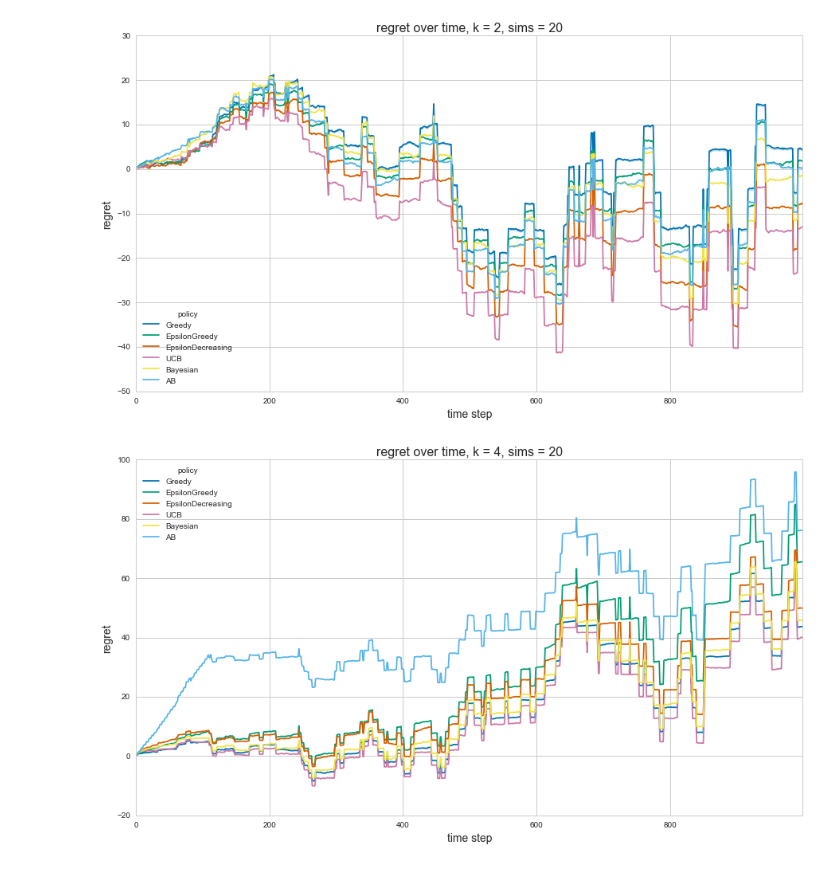
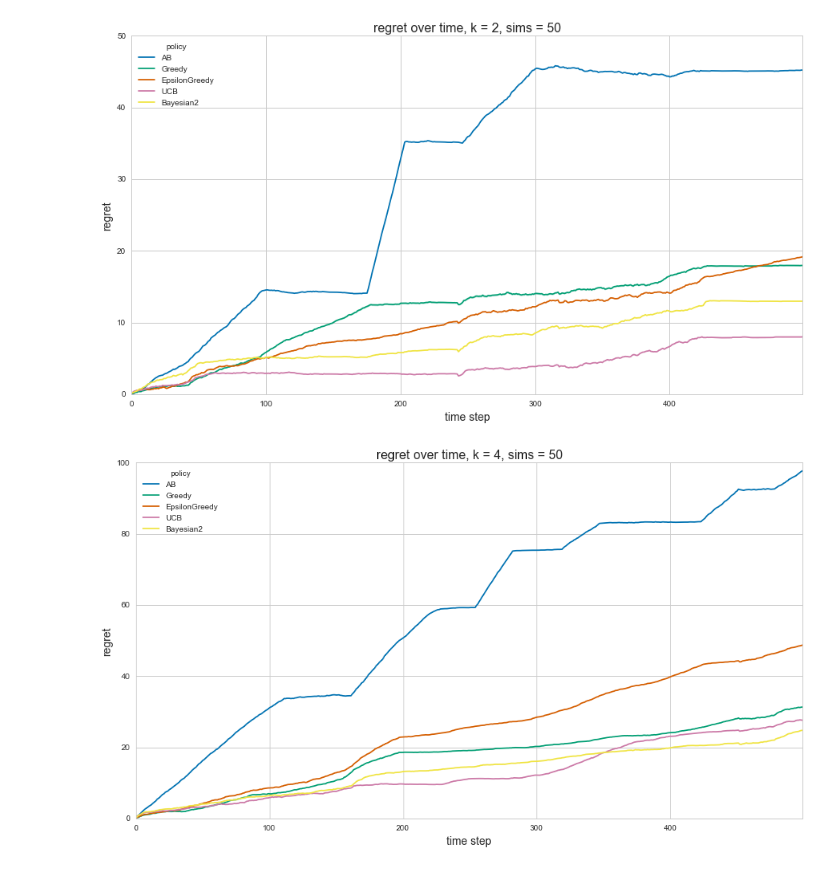
Before and after one commit to DistrictDataLabs/content-optimization, a Jupyter notebook: bandits_restless_volatile.ipynb, the cells around one changed output. Cells and saved outputs as stored; diff of their text form; code cells hidden in the pictures.

```diff
--- a/bandits_restless_volatile.ipynb
+++ b/bandits_restless_volatile.ipynb
@@ -281,20 +30,0 @@ def plot_volatile_data(data, ax=None,
-# %%
-def gen_volatile_restless_data(k = 10, T = 300,
-                               p = 0.01, d = 0.01,
-                               e = 0.1):
-    rewards = np.random.rand(k)
-    steps = [rewards]
-    news = [[1]*rewards.shape[0]]
-    for t in range(T):
-        r, nw = volatile_step(steps[-1], p)
-        wander(r, d, e)
-        #wander_periodic(r, t)
-        steps.append(r)
-        news.append(nw)
-    return np.array(steps), np.array(news)
-
-k, T = 5, 1000
-data, news = gen_volatile_restless_data(k, T, p = 0.00,
-                                        d = 0.025, e=0.35)
-res = transform_volatile_for_plotting(data, news)
-plot_volatile_data(res, title='volatile, restless rewards')
@@ -383,41 +221,42 @@ demo_bandits()
 # %%
-def do_sims(bandits, n_sims=10, k=3, T=100, data_gen=gen_volatile_restless_data,
+def do_sims(bandits, n_sims=10, k=3, T=100, data_gen=gen_volatile_restless_static_data,
             params=None):
     #if data_gen == gen_static_beta:
     #    a, b = params['a'], params['b']
-    actual, news = gen_volatile_restless_data(k, T, 0)
+    data, active = gen_volatile_restless_static_data(k, T, 0.01, 0.01, 0.9)
     ts = pd.Series(range(T))
     df_final = None
     for sim in range(n_sims):
         for i, bandit in enumerate(bandits):
             bandit = bandit(k)
-            rewards, arm_data, regret = test_volatile(k, T, actual, news, bandit)
+            rewards, expected_values, variances, regret = test_volatile(k, T, data, active,
+                                                                        bandit)
             rewards = rewards.tolist()
             df = pd.DataFrame(ts, columns=['time'])
             df['policy'] = [bandit.__class__.__name__]*T
             df['regret'] = regret
             df['sim'] = pd.Series([sim]*T)
             if df_final is None:
                 df_final = df
             else:
                 df_final = pd.concat([df_final, df], ignore_index=True)
     fig, ax = plt.subplots(figsize=(15,8), dpi=200)
     ax.set_title('regret over time, k = '+str(k)+', sims = '+str(n_sims),
                  fontsize=16)
     sb.set_palette('colorblind')
     sb.set_style("whitegrid")
     sb.tsplot(df_final, time='time', unit='sim', value='regret',
               condition='policy',
               ci=1, ax=ax)
     ax.set_xlabel('time step', fontsize=14)
     ax.set_ylabel('regret', fontsize=14)
 
-bandits = [Greedy, EpsilonGreedy, EpsilonDecreasing, UCB, Bayesian,
-           AB]
+bandits = [AB, Greedy, EpsilonGreedy, EpsilonDecreasing, UCB, Bayesian, Bayesian2]
+bandits = [AB, Greedy, EpsilonGreedy, UCB, Bayesian2]
 params = {'a': 2, 'b': 10}
 for k in [2, 4, 8, 16]:
     #do_sims(bandits, n_sims=10, k=k, T=100, data_gen=gen_static_uniform)
-    do_sims(bandits, 20, k, 1000)#, gen_volatile_static_data, params)
+    do_sims(bandits, 50, k, 500)#, gen_volatile_restless_static_data, params)
 # %% [output]
-[figure, old version]
+[figure, new version]
-[figure, old version]
+[figure, new version]
```
Also changed, not shown: parts of 9 cells of this notebook, 2 other files.
